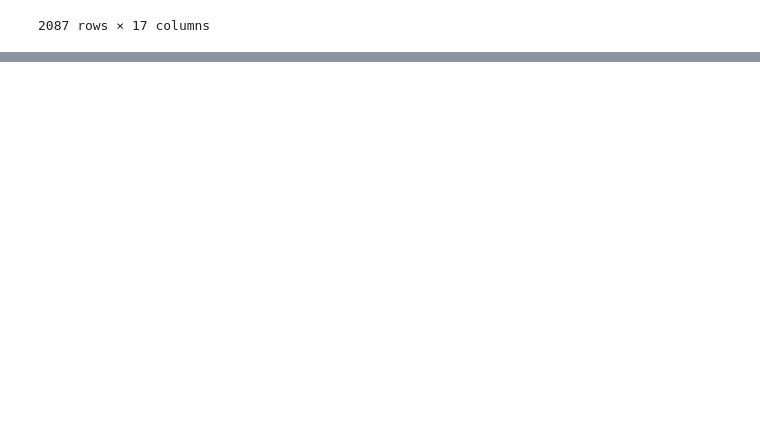
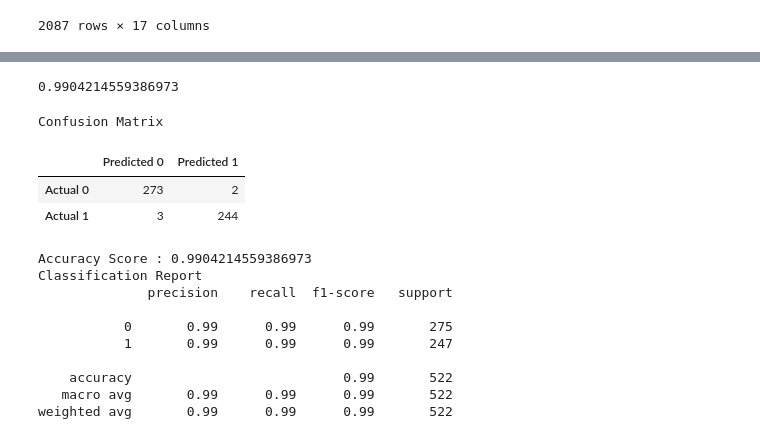
Before and after one commit to JollyCJoseph/project4_group7, a Jupyter notebook: main.ipynb, the cells around one changed output, grey strips where cells are left out. Saved outputs shown, nothing was run; the diff lists cells and outputs as text; code cells hidden in the pictures; blank space fills up the shorter version.

```diff
--- a/main.ipynb
+++ b/main.ipynb
@@ -102,0 +246,42 @@ df_obesity
+# %%
+# Create a random forest classifier
+rf_model = RandomForestClassifier(n_estimators=500, random_state=78)
+# %%
+# Fitting the model
+rf_model = rf_model.fit(X_train_scaled, y_train)
+# %%
+# Making predictions using the testing data
+predictions = rf_model.predict(X_test_scaled)
+# %%
+# Calculating the confusion matrix
+cm = confusion_matrix(y_test, predictions)
+cm_df = pd.DataFrame(
+    cm, index=["Actual 0", "Actual 1"], columns=["Predicted 0", "Predicted 1"]
+)
+# Calculating the accuracy score
+acc_score = accuracy_score(y_test, predictions)
+acc_score
+# %% [output]
+0.9904214559386973
+# %%
+# Displaying results
+print("Confusion Matrix")
+display(cm_df)
+print(f"Accuracy Score : {acc_score}")
+print("Classification Report")
+print(classification_report(y_test, predictions))
+# %% [output]
+Confusion Matrix
+|  | Predicted 0 | Predicted 1 |
+| Actual 0 | 273 | 2 |
+| Actual 1 | 3 | 244 |
+Accuracy Score : 0.9904214559386973
+Classification Report
+              precision    recall  f1-score   support
+
+           0       0.99      0.99      0.99       275
+           1       0.99      0.99      0.99       247
+
+    accuracy                           0.99       522
+   macro avg       0.99      0.99      0.99       522
+weighted avg       0.99      0.99      0.99       522
```
Also changed, not shown: parts of 11 cells of this notebook.
